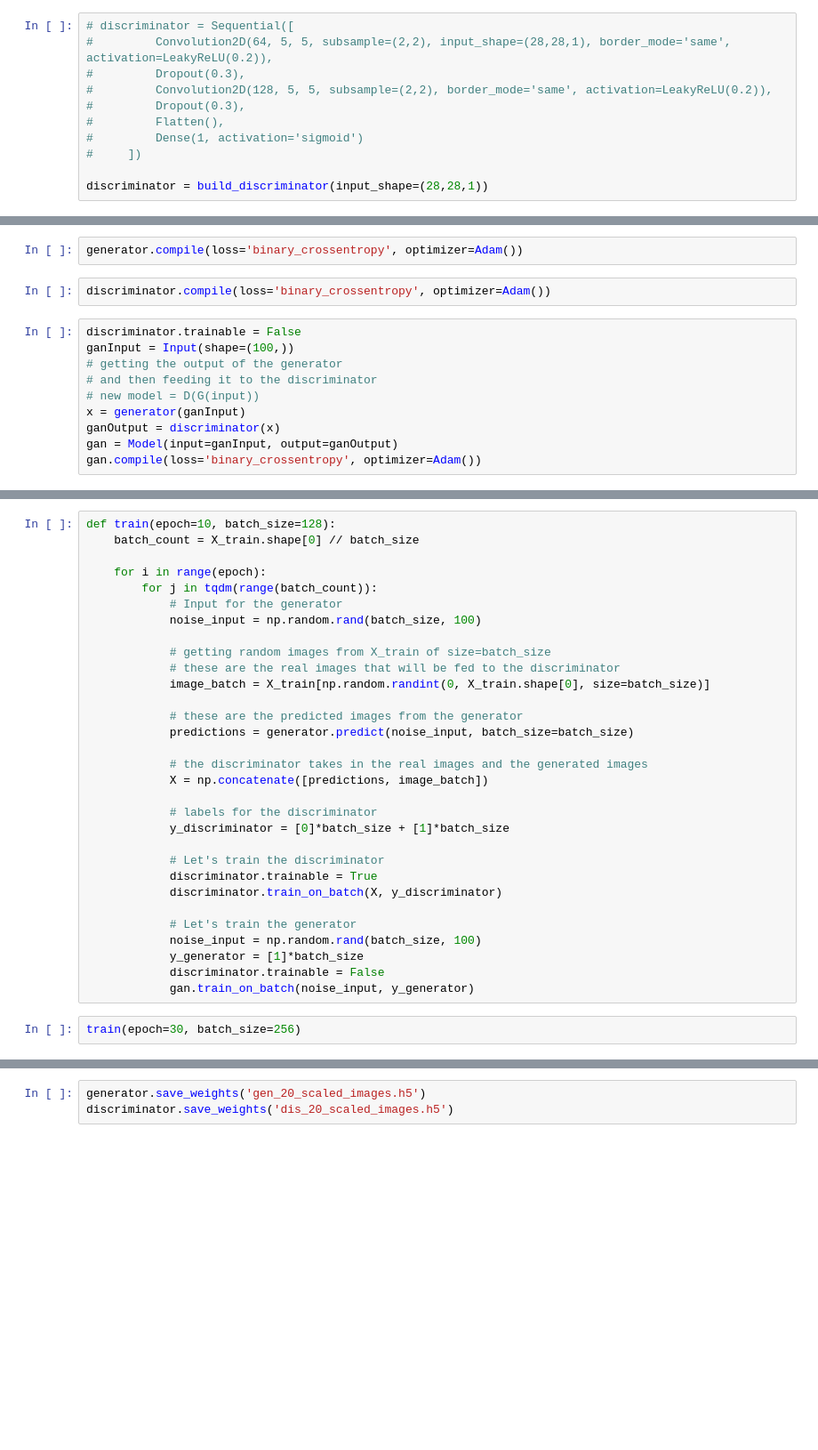
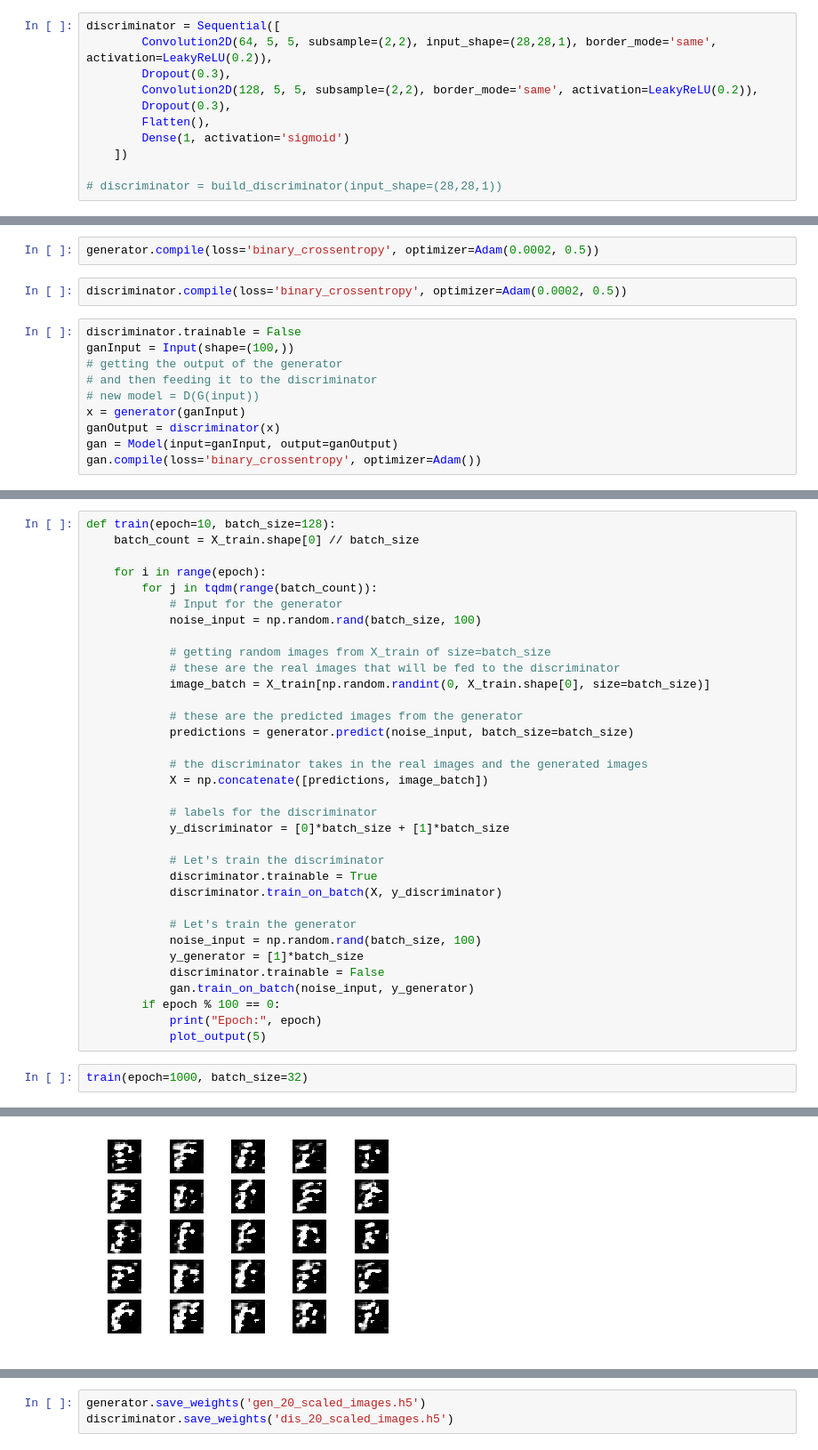
Before and after one commit to puraminy/mini_proj3, a Jupyter notebook: Main_DCGAN.ipynb, the cells around one changed output, grey strips where cells are left out. Shown at 89% size. Saved outputs shown, nothing was run; the diff lists cells and outputs as text; blank space fills up the shorter version.

```diff
--- a/Main_DCGAN.ipynb
+++ b/Main_DCGAN.ipynb
@@ -122,15 +126,15 @@ Non-trainable params: 384
 _________________________________________________________________
 # %%
-# discriminator = Sequential([
-#         Convolution2D(64, 5, 5, subsample=(2,2), input_shape=(28,28,1), border_mode='same', activation=LeakyReLU(0.2)),
-#         Dropout(0.3),
-#         Convolution2D(128, 5, 5, subsample=(2,2), border_mode='same', activation=LeakyReLU(0.2)),
-#         Dropout(0.3),
-#         Flatten(),
-#         Dense(1, activation='sigmoid')
-#     ])
+discriminator = Sequential([
+        Convolution2D(64, 5, 5, subsample=(2,2), input_shape=(28,28,1), border_mode='same', activation=LeakyReLU(0.2)),
+        Dropout(0.3),
+        Convolution2D(128, 5, 5, subsample=(2,2), border_mode='same', activation=LeakyReLU(0.2)),
+        Dropout(0.3),
+        Flatten(),
+        Dense(1, activation='sigmoid')
+    ])
 
-discriminator = build_discriminator(input_shape=(28,28,1))
+# discriminator = build_discriminator(input_shape=(28,28,1))
 # %%
 discriminator.summary()
 # %% [output]
@@ -154,7 +160,7 @@ _________________________________________________________________
 # %%
-generator.compile(loss='binary_crossentropy', optimizer=Adam())
+generator.compile(loss='binary_crossentropy', optimizer=Adam(0.0002, 0.5))
 # %%
-discriminator.compile(loss='binary_crossentropy', optimizer=Adam())
+discriminator.compile(loss='binary_crossentropy', optimizer=Adam(0.0002, 0.5))
 # %%
 discriminator.trainable = False
 ganInput = Input(shape=(100,))
@@ -212,5 +265,9 @@ def train(epoch=10, batch_size=128):
             y_generator = [1]*batch_size
             discriminator.trainable = False
             gan.train_on_batch(noise_input, y_generator)
+        if epoch % 100 == 0:
+            print("Epoch:", epoch)
+            plot_output(5)
 # %%
-train(epoch=30, batch_size=256)
+train(epoch=1000, batch_size=32)
+# %% [output]
@@ -216,0 +275 @@ train(epoch=30, batch_size=256)
+[figure, added]
```
Also changed, not shown: parts of 10 cells of this notebook.
